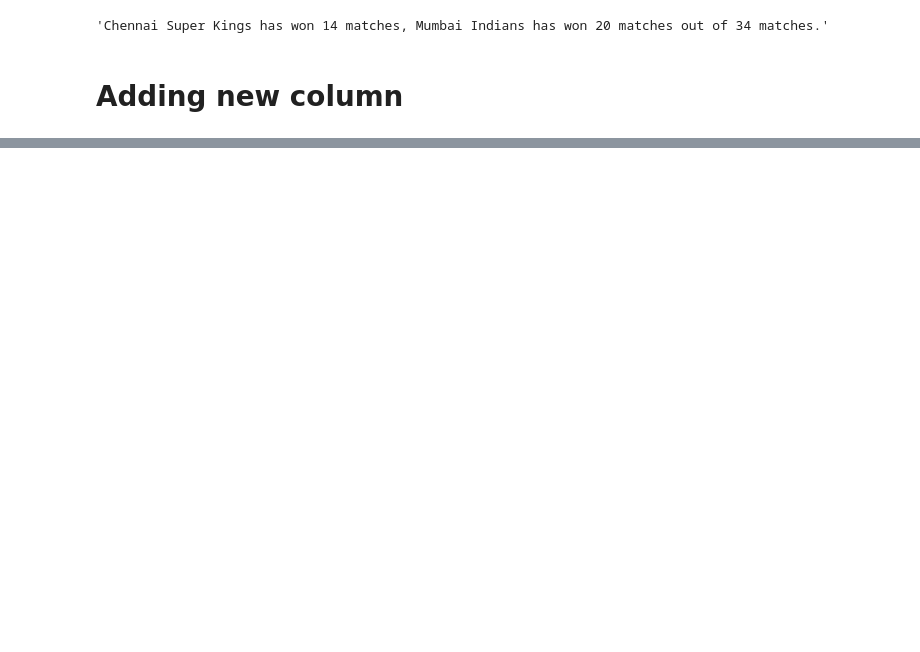
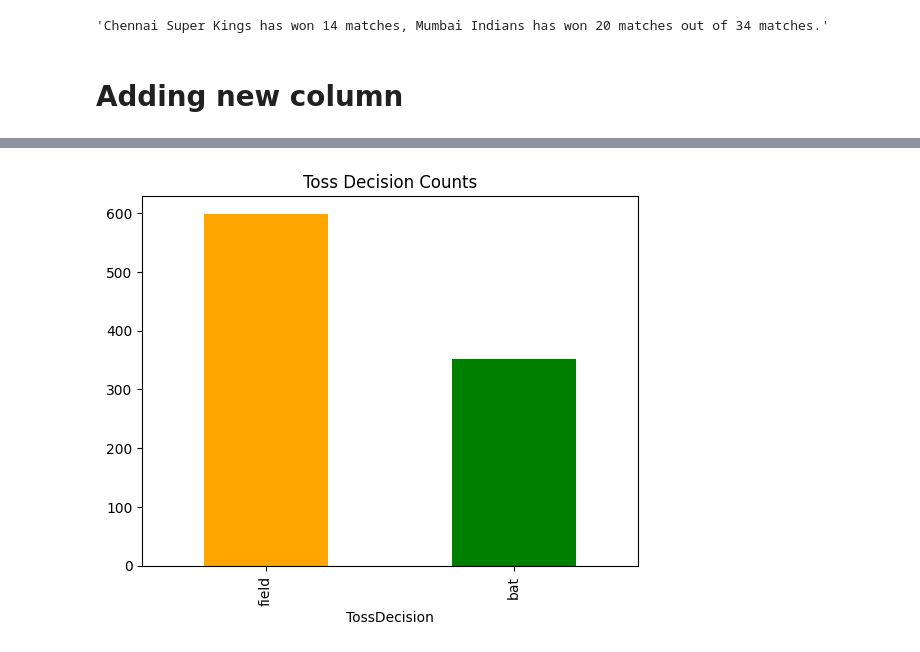
Before and after one commit to Techno-Hub19/py-pandas-tutorials, a Jupyter notebook: Panda_DataFrame/Tutorial-3.ipynb, the cells around one changed output, grey strips where cells are left out. Cells and saved outputs as stored; diff of their text form; code cells hidden in the pictures; blank space fills up the shorter version.

```diff
--- a/Panda_DataFrame/Tutorial-3.ipynb
+++ b/Panda_DataFrame/Tutorial-3.ipynb
@@ -150,0 +189,3 @@ movies.head(2)
+# %%
+ipl['Season'] = ipl['Season'].astype('category')   # converting to category
+ipl
@@ -150,0 +310,7 @@ movies.head(2)
+# %%
+# toss decision plot
+
+ipl['TossDecision'].value_counts().plot(kind='bar', title='Toss Decision Counts',color=['orange','green'])
+plt.show()
+# %% [output]
+[figure, added]
```
Also changed, not shown: parts of 13 cells of this notebook, 1 other file.
